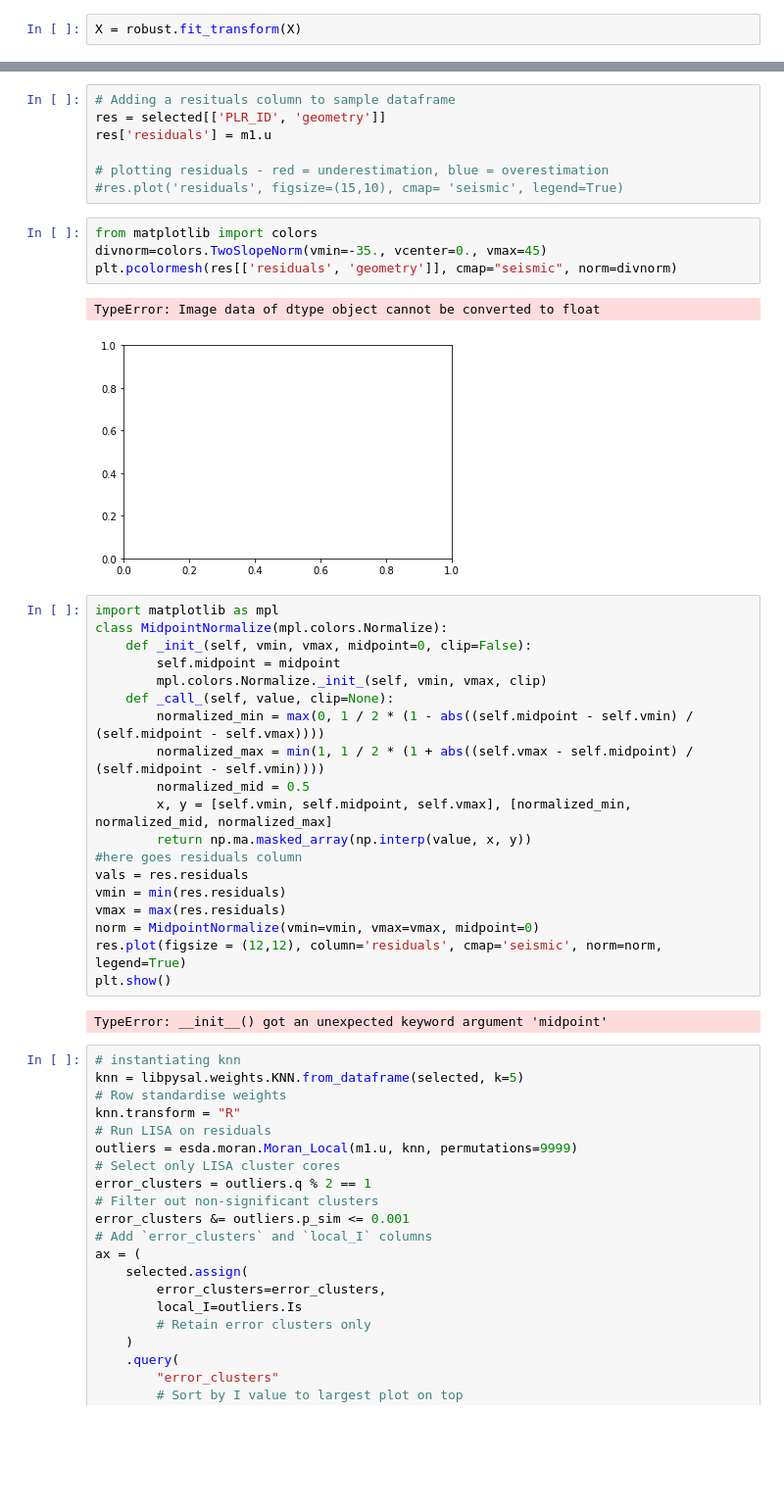
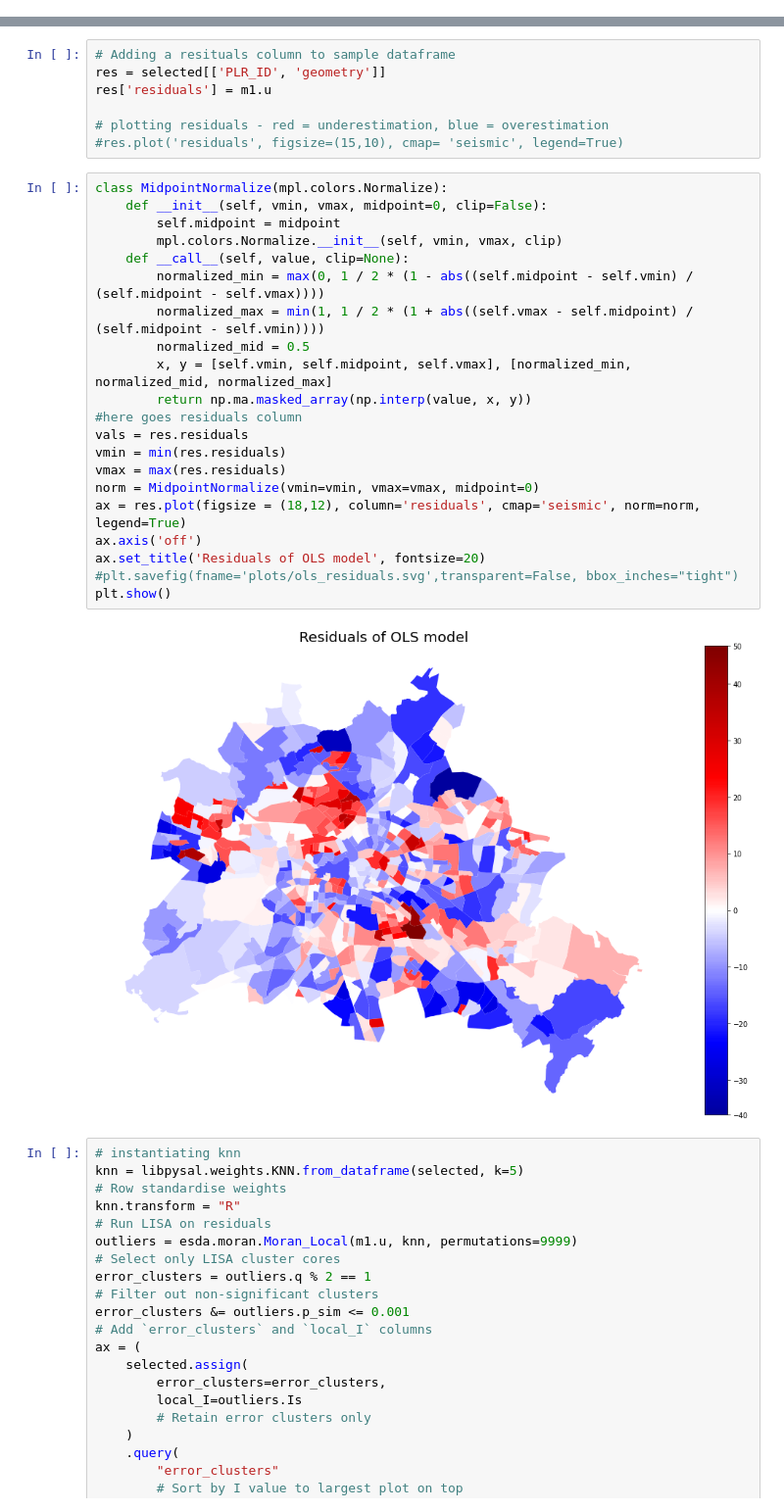
Before and after one commit to Safiaaaaa/YouthInTheCity, a Jupyter notebook: notebooks/safia-basic-model-infra.ipynb, the cells around one changed output, grey strips where cells are left out. Shown at 98% size. Cells and saved outputs as stored; diff of their text form; blank space fills up the shorter version.

Commit message:
fine tuning models

```diff
--- a/notebooks/safia-basic-model-infra.ipynb
+++ b/notebooks/safia-basic-model-infra.ipynb
@@ -97,2 +92,0 @@ robust = RobustScaler()
-# %%
-X = robust.fit_transform(X)
@@ -215,34 +210,29 @@ res['residuals'] = m1.u
 
 # plotting residuals - red = underestimation, blue = overestimation
 #res.plot('residuals', figsize=(15,10), cmap= 'seismic', legend=True)
-# %%
-from matplotlib import colors
-divnorm=colors.TwoSlopeNorm(vmin=-35., vcenter=0., vmax=45)
-plt.pcolormesh(res[['residuals', 'geometry']], cmap="seismic", norm=divnorm)
-# %% [output]
-TypeError: Image data of dtype object cannot be converted to float
-[figure, removed]
-# %%
-import matplotlib as mpl
-class MidpointNormalize(mpl.colors.Normalize):
-    def _init_(self, vmin, vmax, midpoint=0, clip=False):
-        self.midpoint = midpoint
-        mpl.colors.Normalize._init_(self, vmin, vmax, clip)
-    def _call_(self, value, clip=None):
-        normalized_min = max(0, 1 / 2 * (1 - abs((self.midpoint - self.vmin) / (self.midpoint - self.vmax))))
-        normalized_max = min(1, 1 / 2 * (1 + abs((self.vmax - self.midpoint) / (self.midpoint - self.vmin))))
-        normalized_mid = 0.5
-        x, y = [self.vmin, self.midpoint, self.vmax], [normalized_min, normalized_mid, normalized_max]
-        return np.ma.masked_array(np.interp(value, x, y))
-#here goes residuals column
-vals = res.residuals
-vmin = min(res.residuals)
-vmax = max(res.residuals)
-norm = MidpointNormalize(vmin=vmin, vmax=vmax, midpoint=0)
-res.plot(figsize = (12,12), column='residuals', cmap='seismic', norm=norm, legend=True)
-plt.show()
-# %% [output]
-TypeError: __init__() got an unexpected keyword argument 'midpoint'
+# %%
+class MidpointNormalize(mpl.colors.Normalize):
+    def __init__(self, vmin, vmax, midpoint=0, clip=False):
+        self.midpoint = midpoint
+        mpl.colors.Normalize.__init__(self, vmin, vmax, clip)
+    def __call__(self, value, clip=None):
+        normalized_min = max(0, 1 / 2 * (1 - abs((self.midpoint - self.vmin) / (self.midpoint - self.vmax))))
+        normalized_max = min(1, 1 / 2 * (1 + abs((self.vmax - self.midpoint) / (self.midpoint - self.vmin))))
+        normalized_mid = 0.5
+        x, y = [self.vmin, self.midpoint, self.vmax], [normalized_min, normalized_mid, normalized_max]
+        return np.ma.masked_array(np.interp(value, x, y))
+#here goes residuals column
+vals = res.residuals
+vmin = min(res.residuals)
+vmax = max(res.residuals)
+norm = MidpointNormalize(vmin=vmin, vmax=vmax, midpoint=0)
+ax = res.plot(figsize = (18,12), column='residuals', cmap='seismic', norm=norm, legend=True)
+ax.axis('off')
+ax.set_title('Residuals of OLS model', fontsize=20)
+#plt.savefig(fname='plots/ols_residuals.svg',transparent=False, bbox_inches="tight")
+plt.show()
+# %% [output]
+[figure, added]
 # %%
 # instantiating knn
 knn = libpysal.weights.KNN.from_dataframe(selected, k=5)
```
Also changed, not shown: parts of 10 cells of this notebook, 2 other files.
